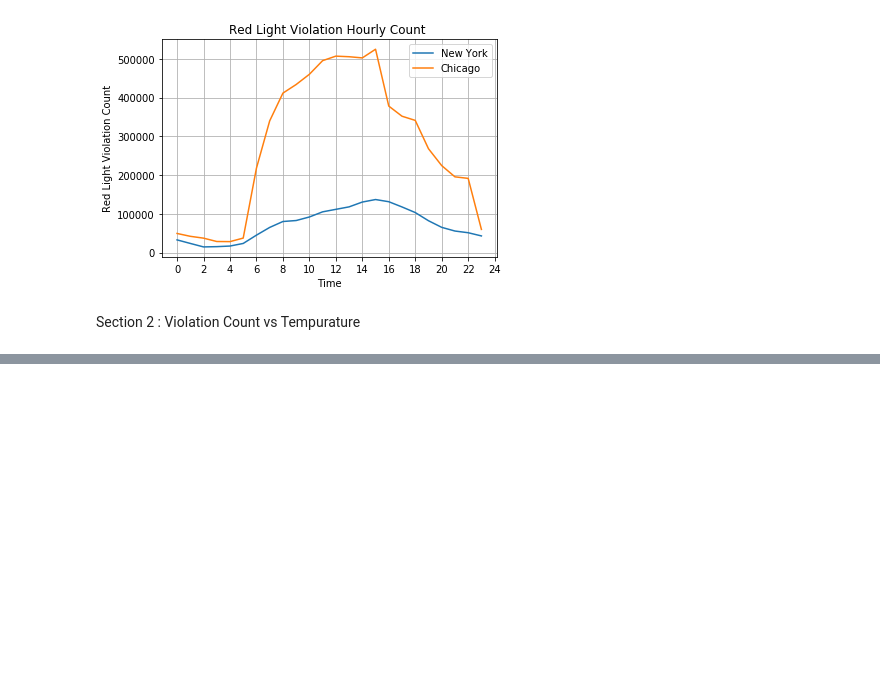
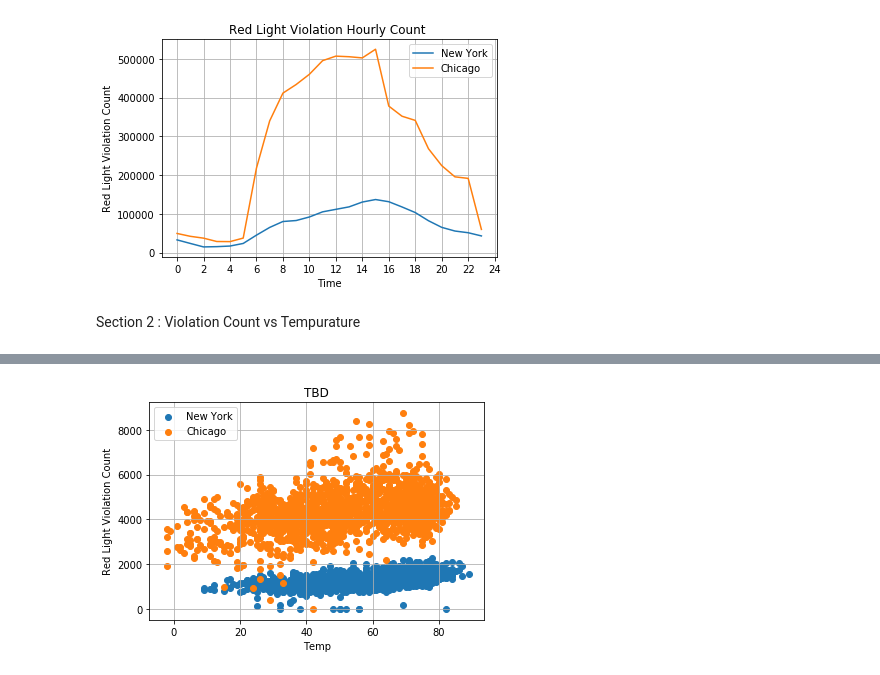
Before and after one commit to junyang42/Project_1, a Jupyter notebook: Summary/Summary.ipynb, the cells around one changed output, grey strips where cells are left out. Cells and saved outputs as stored; diff of their text form; code cells hidden in the pictures; blank space fills up the shorter version.

```diff
--- a/Summary/Summary.ipynb
+++ b/Summary/Summary.ipynb
@@ -155,3 +168,22 @@ NY_Daily_Weather_2
+# %%
+# plot data
+plt.scatter(NY_Daily_Weather_2.index, NY_Daily_Weather_2['Daily Count'], label='New York')
+plt.scatter(CHI_Daily_Weather_2.index, CHI_Daily_Weather_2['Daily Total'], label='Chicago')
+
+# set labels and sticks
+plt.title("TBD")
+plt.xlabel("Temp")
+plt.ylabel("Red Light Violation Count")
+# plt.xticks(np.arange(0,26,2))
+
+# plt.style.use('seaborn-bright')
+plt.legend()
+plt.grid()
+plt.savefig("Temp vs Violation Count.png")
+# Show plot
+plt.show()
+# %% [output]
+[figure, added]
 # %%
 # plot data
 x_NY_temp = NY_Daily_Weather_df.index
```
Also changed, not shown: parts of 10 cells of this notebook, 3 other files.
